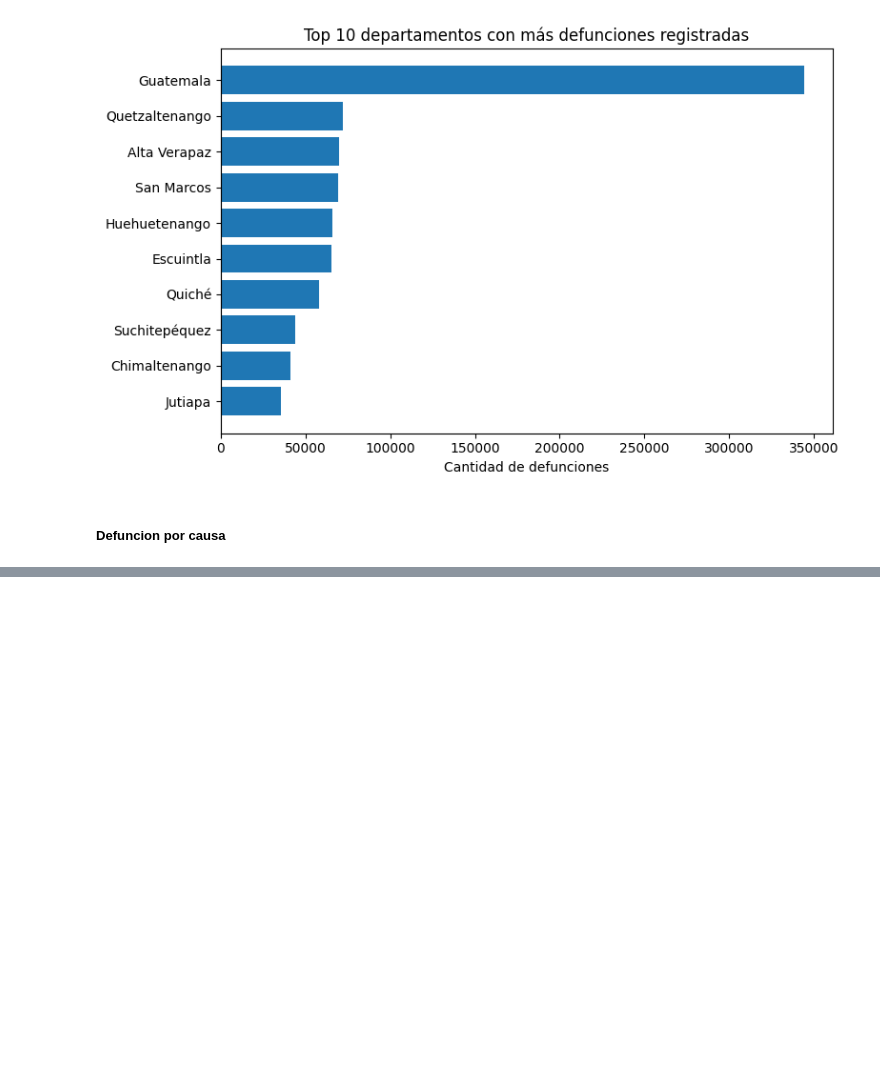
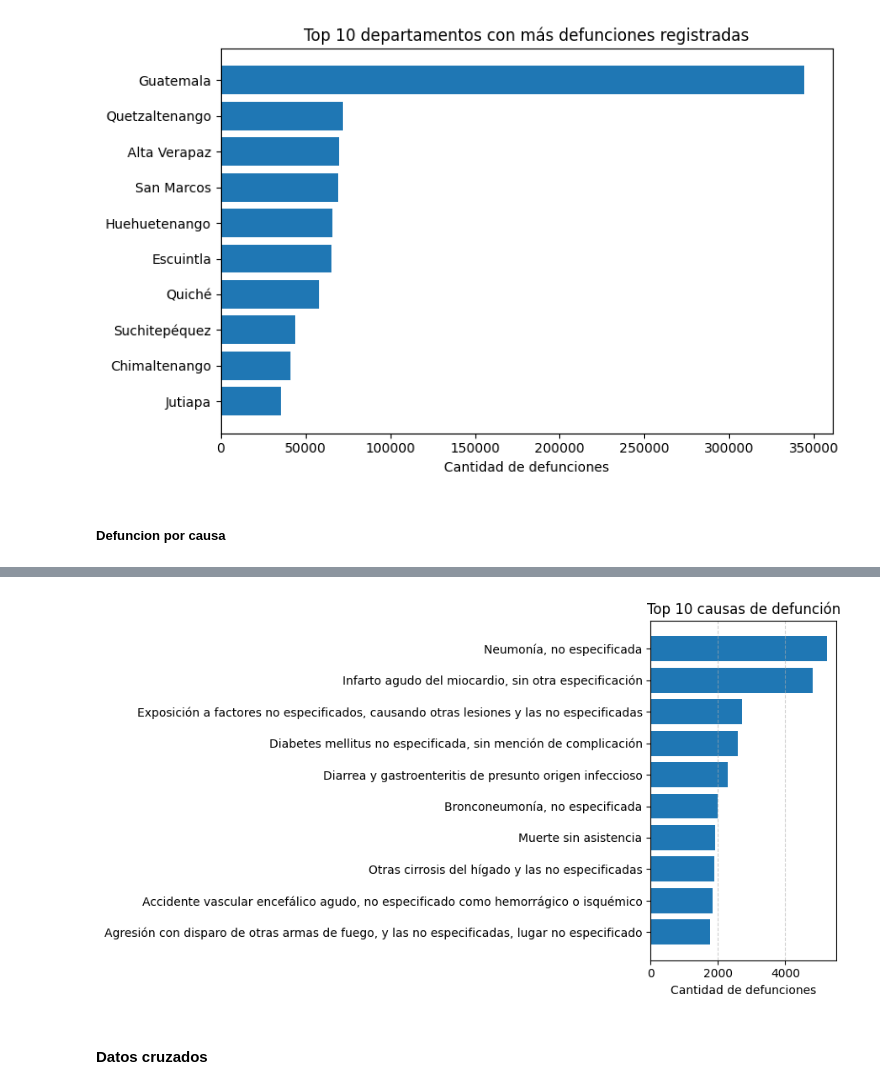
Before and after one commit to agabrielMej/Proyecto-MD-Grupo-2, a Jupyter notebook: notebooks/01_exploracion.ipynb, the cells around one changed output, grey strips where cells are left out. Cells and saved outputs as stored; diff of their text form; code cells hidden in the pictures; blank space fills up the shorter version.

```diff
--- a/notebooks/01_exploracion.ipynb
+++ b/notebooks/01_exploracion.ipynb
@@ -331,0 +347,15 @@ plt.show()
+# %%
+top_causas = data_all["caudef.descrip"].value_counts().head(10)
+
+plt.figure(figsize=(9,5))
+plt.barh(top_causas.index, top_causas.values)
+plt.xlabel("Cantidad de defunciones")
+plt.title("Top 10 causas de defunción")
+plt.gca().invert_yaxis()
+plt.grid(axis="x", linestyle="--", alpha=0.6)
+plt.tight_layout()
+plt.show()
+# %% [output]
+[figure, added]
+# %% [markdown]
+#### Datos cruzados
```
Also changed, not shown: parts of 10 cells of this notebook.
